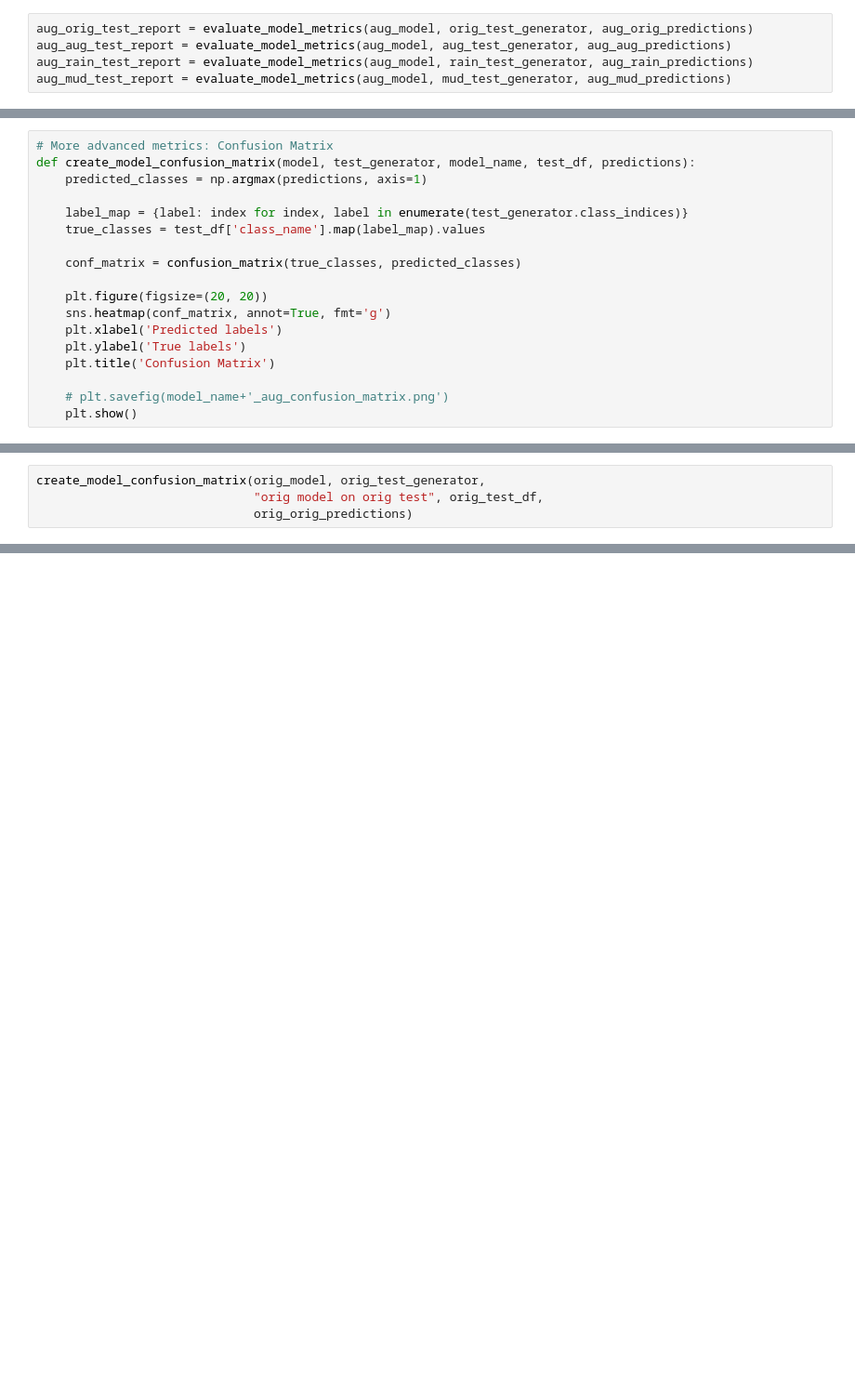
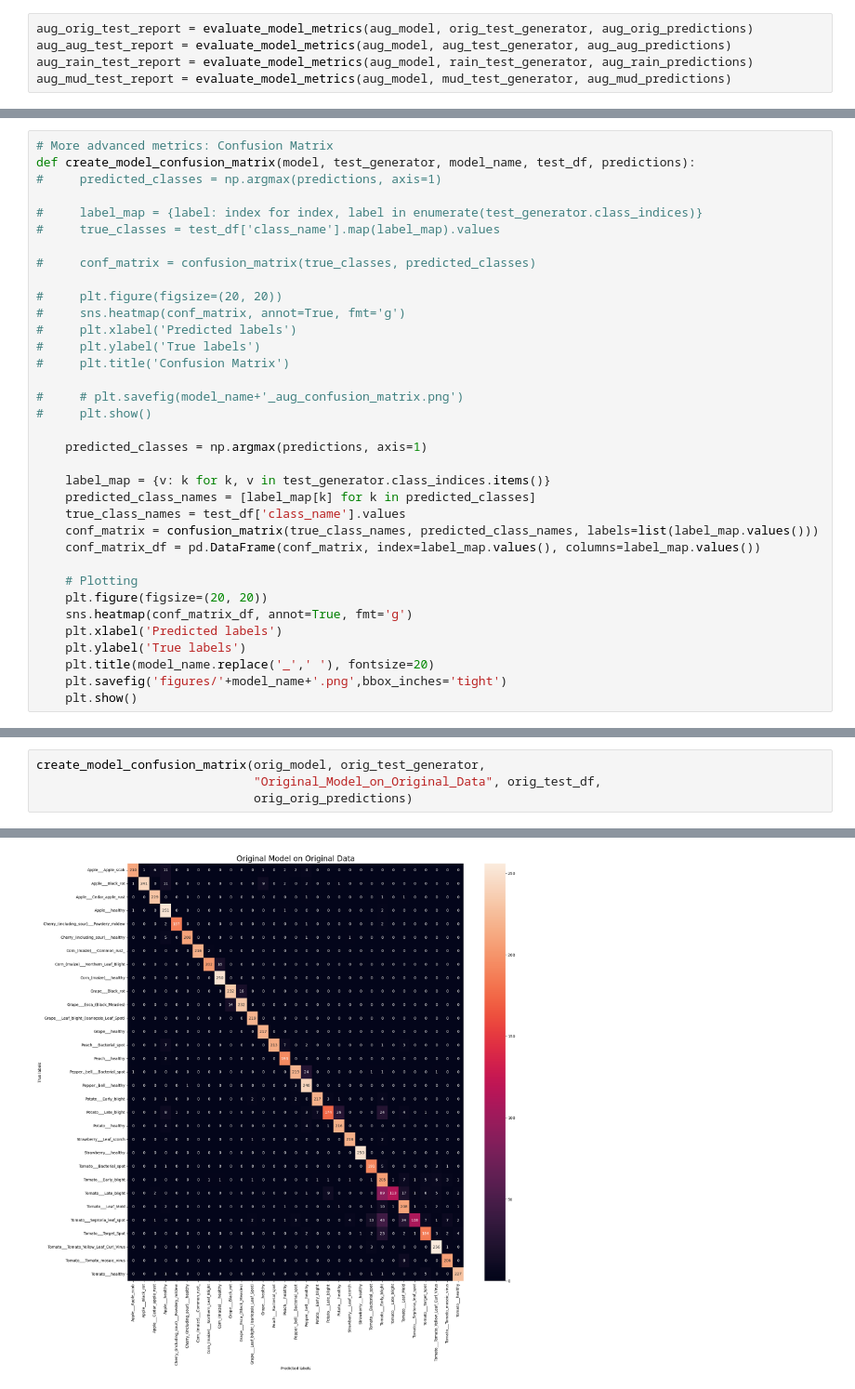
Before and after one commit to kkogan/cs435_Project, a Jupyter notebook: analysis/model_eval.ipynb, the cells around one changed output, grey strips where cells are left out. Shown at 93% size. Drawn from its saved outputs; the diff is of its cells as text; blank space fills up the shorter version.

Commit message:
save cm figures

```diff
--- a/analysis/model_eval.ipynb
+++ b/analysis/model_eval.ipynb
@@ -348,18 +360,35 @@ Macro Average F1-Score: 0.9269790635326847
 # %%
 # More advanced metrics: Confusion Matrix
 def create_model_confusion_matrix(model, test_generator, model_name, test_df, predictions):
+#     predicted_classes = np.argmax(predictions, axis=1)
+
+#     label_map = {label: index for index, label in enumerate(test_generator.class_indices)}
+#     true_classes = test_df['class_name'].map(label_map).values
+
+#     conf_matrix = confusion_matrix(true_classes, predicted_classes)
+
+#     plt.figure(figsize=(20, 20))
+#     sns.heatmap(conf_matrix, annot=True, fmt='g')
+#     plt.xlabel('Predicted labels')
+#     plt.ylabel('True labels')
+#     plt.title('Confusion Matrix')
+
+#     # plt.savefig(model_name+'_aug_confusion_matrix.png')
+#     plt.show()
+
     predicted_classes = np.argmax(predictions, axis=1)
 
-    label_map = {label: index for index, label in enumerate(test_generator.class_indices)}
-    true_classes = test_df['class_name'].map(label_map).values
+    label_map = {v: k for k, v in test_generator.class_indices.items()}
+    predicted_class_names = [label_map[k] for k in predicted_classes]
+    true_class_names = test_df['class_name'].values
+    conf_matrix = confusion_matrix(true_class_names, predicted_class_names, labels=list(label_map.values()))
+    conf_matrix_df = pd.DataFrame(conf_matrix, index=label_map.values(), columns=label_map.values())
 
-    conf_matrix = confusion_matrix(true_classes, predicted_classes)
-
+    # Plotting
     plt.figure(figsize=(20, 20))
-    sns.heatmap(conf_matrix, annot=True, fmt='g')
+    sns.heatmap(conf_matrix_df, annot=True, fmt='g')
     plt.xlabel('Predicted labels')
     plt.ylabel('True labels')
-    plt.title('Confusion Matrix')
-
-    # plt.savefig(model_name+'_aug_confusion_matrix.png')
+    plt.title(model_name.replace('_',' '), fontsize=20)
+    plt.savefig('figures/'+model_name+'.png',bbox_inches='tight')
     plt.show()
@@ -366,5 +397,5 @@ def create_model_confusion_matrix(model, test_generator, model_name, test_df, pr
 # %%
 create_model_confusion_matrix(orig_model, orig_test_generator,
-                              "orig model on orig test", orig_test_df,
+                              "Original_Model_on_Original_Data", orig_test_df,
                               orig_orig_predictions)
 # %% [output]
@@ -371,0 +402 @@ NameError: name 'orig_orig_predictions' is not defined
+[figure, added]
```
Also changed, not shown: parts of 22 cells of this notebook, 8 other files.
